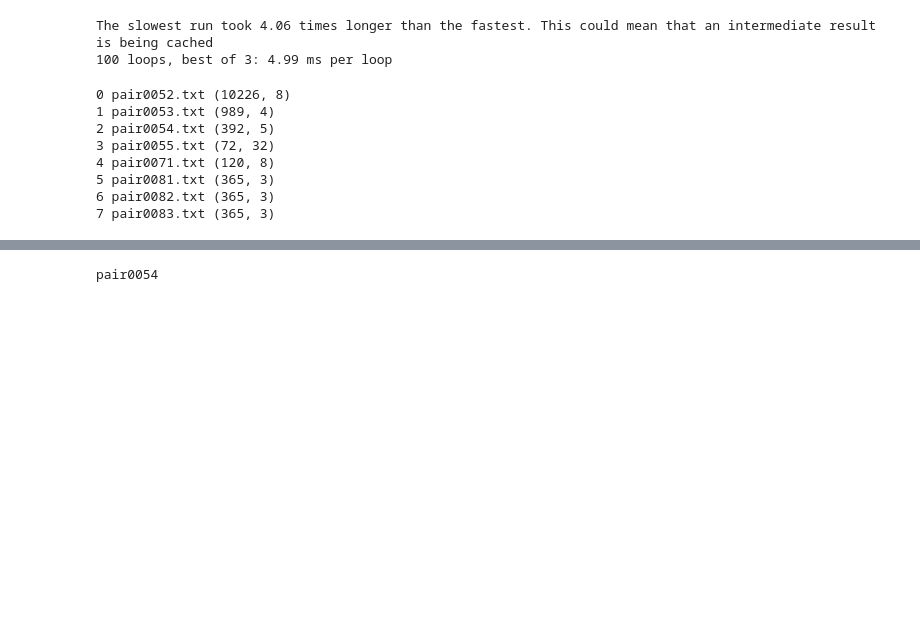
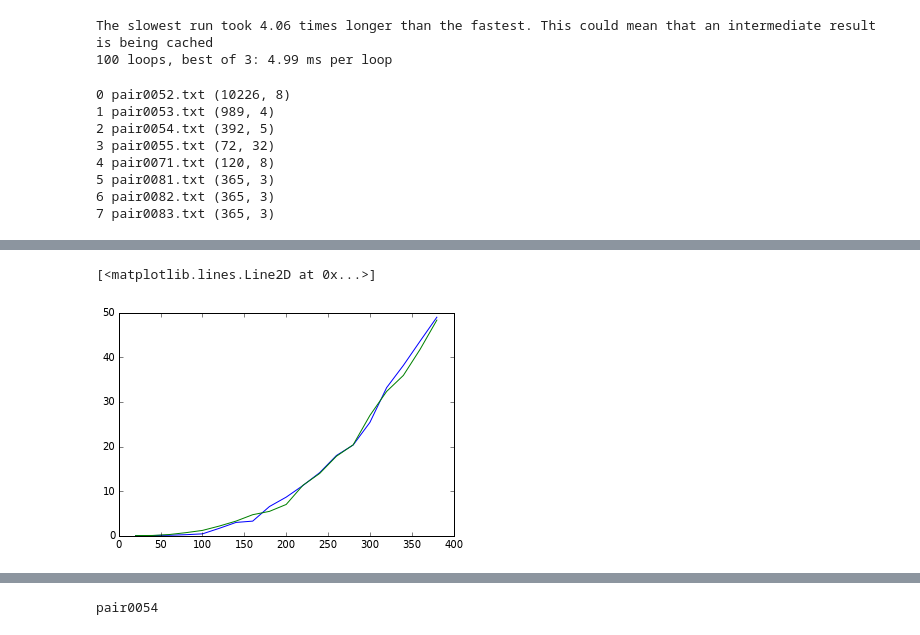
Before and after one commit to abulak/TDA-Cause-Effect-Pairs, a Jupyter notebook: Performance tuning - Rips Complex.ipynb, the cells around one changed output, grey strips where cells are left out. Cells and saved outputs as stored; diff of their text form; code cells hidden in the pictures; blank space fills up the shorter version.

```diff
--- a/Performance tuning - Rips Complex.ipynb
+++ b/Performance tuning - Rips Complex.ipynb
@@ -94,3 +94,6 @@ for i, f in enumerate(file_names):
 5 pair0081.txt (365, 3)
 6 pair0082.txt (365, 3)
 7 pair0083.txt (365, 3)
+# %%
+file = file_names[1]
+points = np.loadtxt("./pairs/" + file)
@@ -96,0 +102,7 @@ for i, f in enumerate(file_names):
+# %%
+timing_table = []
+for i in range(20,400, 20):
+    begin = time.clock()
+    x = tda.GeometricComplex(points[:i], range(0,1), range(1,4), full_initialisation=False)
+    end = time.clock()
+    timing_table.append([i, end-begin, len(x.full_complex)])
@@ -96,0 +127,2 @@ for i, f in enumerate(file_names):
+# %%
+timing = np.array(timing_table)
@@ -96,0 +173,7 @@ for i, f in enumerate(file_names):
+# %%
+import matplotlib.pyplot as plt
+plt.plot(timing[:,0], timing[:,1])
+plt.plot(timing2[:,0], timing2[:,1])
+# %% [output]
+[<matplotlib.lines.Line2D at 0x...>]
+[figure, added]
```
Also changed, not shown: parts of 9 cells of this notebook, 1 other file.
